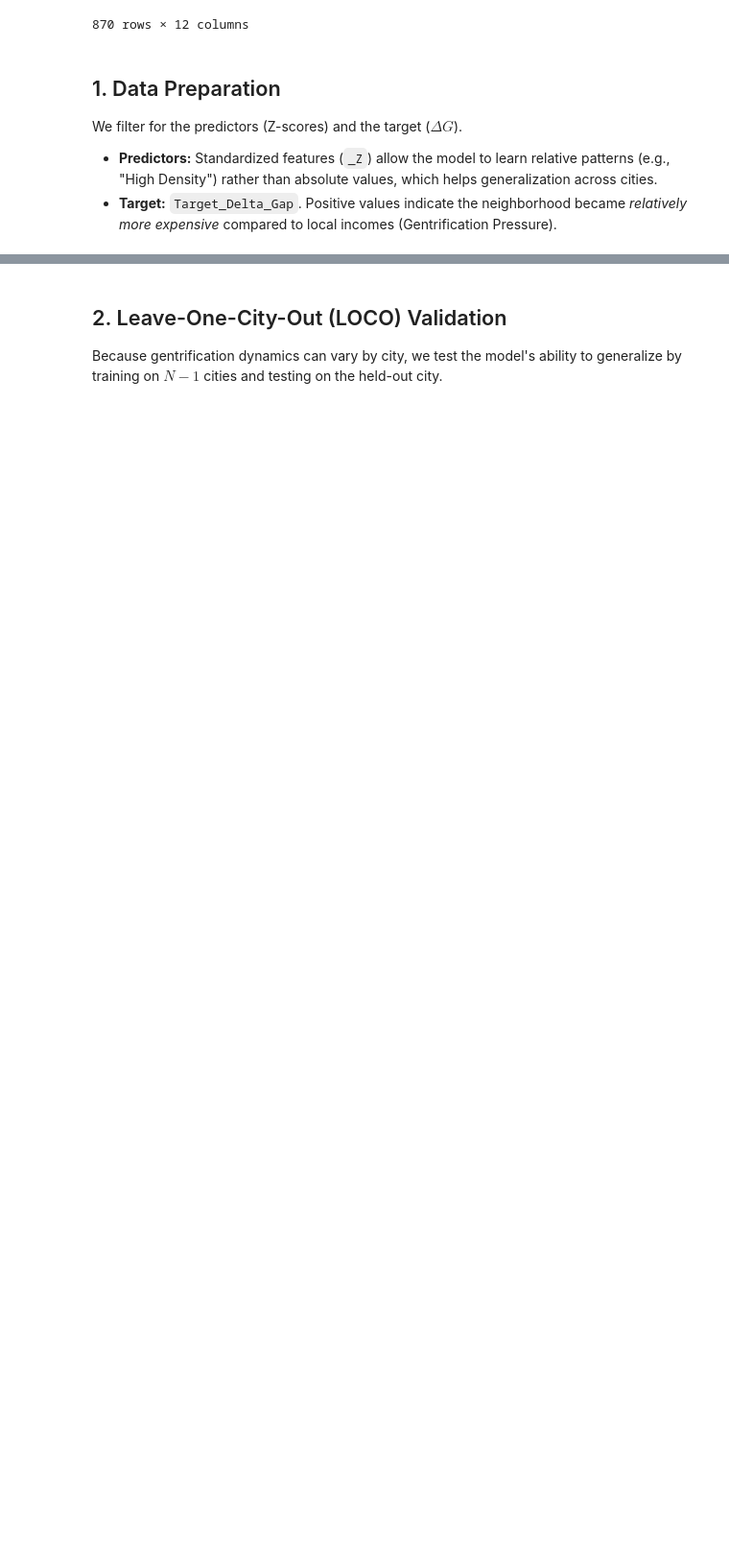
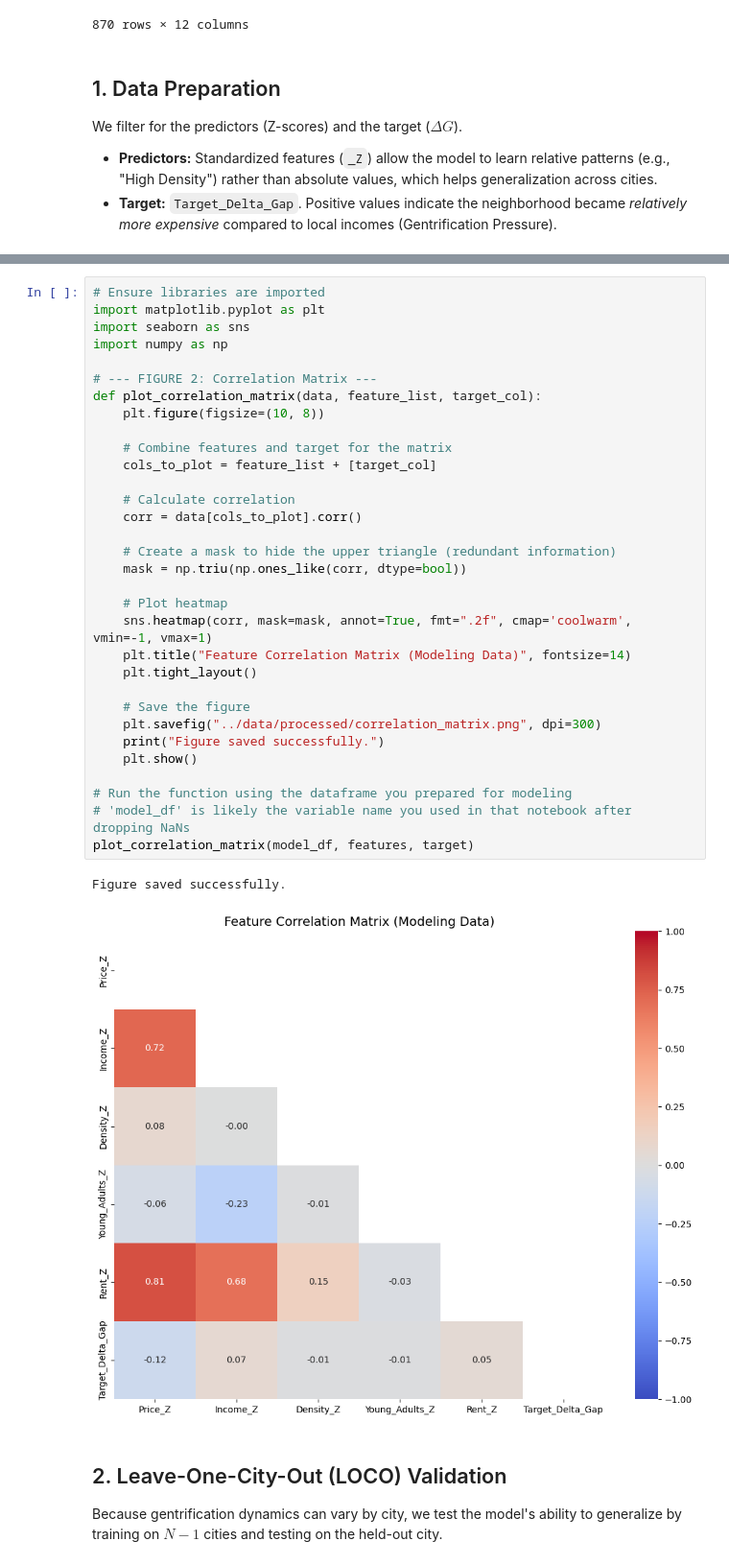
Before and after one commit to Androm3d/DALAS-gentrification-analysis, a Jupyter notebook: notebooks/RFandSHAP.ipynb, the cells around one changed output, grey strips where cells are left out. Shown at 96% size. Saved outputs shown, nothing was run; the diff lists cells and outputs as text; blank space fills up the shorter version.

```diff
--- a/notebooks/RFandSHAP.ipynb
+++ b/notebooks/RFandSHAP.ipynb
@@ -88,3 +93,38 @@ Cities included: ['Barcelona']
+# %%
+# Ensure libraries are imported
+import matplotlib.pyplot as plt
+import seaborn as sns
+import numpy as np
+
+# --- FIGURE 2: Correlation Matrix ---
+def plot_correlation_matrix(data, feature_list, target_col):
+    plt.figure(figsize=(10, 8))
+
+    # Combine features and target for the matrix
+    cols_to_plot = feature_list + [target_col]
+
+    # Calculate correlation
+    corr = data[cols_to_plot].corr()
+
+    # Create a mask to hide the upper triangle (redundant information)
+    mask = np.triu(np.ones_like(corr, dtype=bool))
+
+    # Plot heatmap
+    sns.heatmap(corr, mask=mask, annot=True, fmt=".2f", cmap='coolwarm', vmin=-1, vmax=1)
+    plt.title("Feature Correlation Matrix (Modeling Data)", fontsize=14)
+    plt.tight_layout()
+
+    # Save the figure
+    plt.savefig("../data/processed/correlation_matrix.png", dpi=300)
+    print("Figure saved successfully.")
+    plt.show()
+
+# Run the function using the dataframe you prepared for modeling
+# 'model_df' is likely the variable name you used in that notebook after dropping NaNs
+plot_correlation_matrix(model_df, features, target)
+# %% [output]
+Figure saved successfully.
+[figure, added]
 # %% [markdown]
 ## 2. Leave-One-City-Out (LOCO) Validation
 Because gentrification dynamics can vary by city, we test the model's ability to generalize by training on $N-1$ cities and testing on the held-out city.
```
Also changed, not shown: parts of 10 cells of this notebook, 3 other files.
